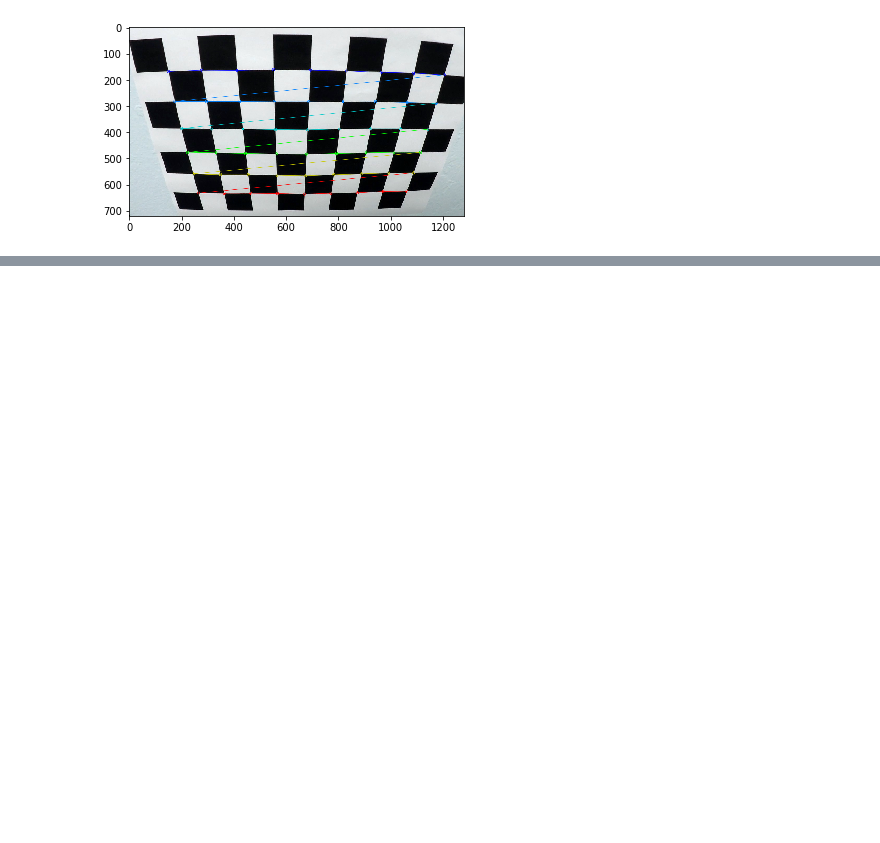
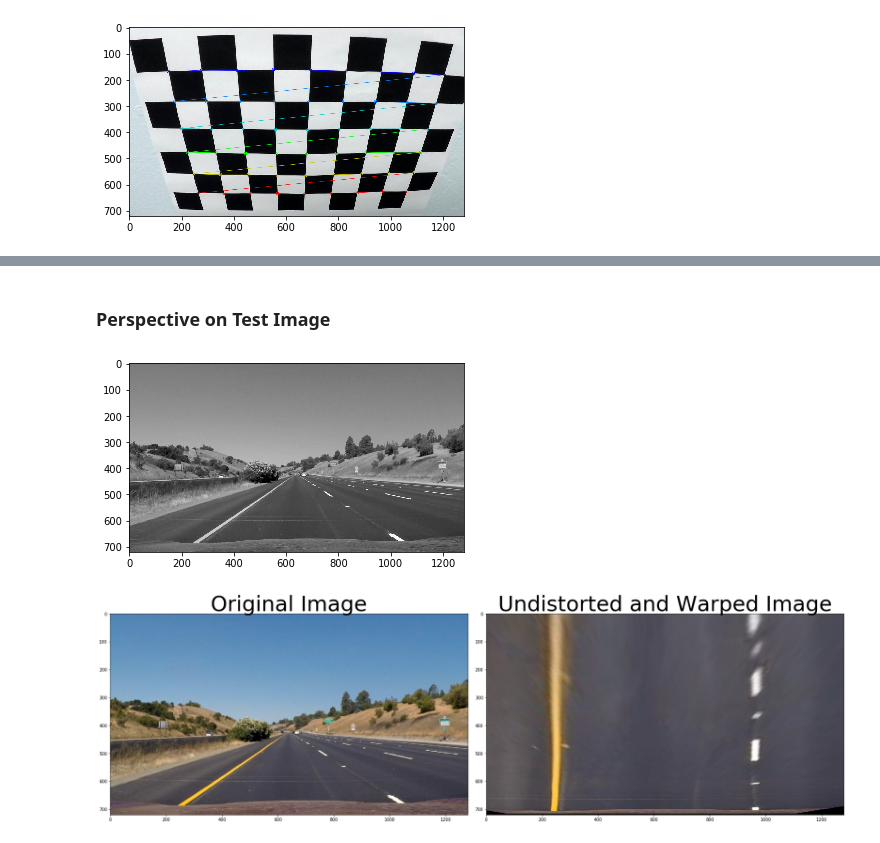
Before and after one commit to ssikmr/CarND-Advanced-Lane-Lines-master, a Jupyter notebook: P4_adv_lane_finding.ipynb, the cells around one changed output, grey strips where cells are left out. Saved outputs shown, nothing was run; the diff lists cells and outputs as text; code cells hidden in the pictures; blank space fills up the shorter version.

```diff
--- a/P4_adv_lane_finding.ipynb
+++ b/P4_adv_lane_finding.ipynb
@@ -50,0 +178,33 @@ plt.subplots_adjust(left=0., right=1, top=0.9, bottom=0.)
+# %% [markdown]
+### Perspective on Test Image
+# %%
+dist_pickle = pickle.load( open( "output_images/wide_dist_pickle.p", "rb" ) )
+mtx = dist_pickle["mtx"]
+dist = dist_pickle["dist"]
+img = mpimg.imread('test_images/straight_lines1.jpg')
+gray  = cv2.cvtColor(img, cv2.COLOR_RGB2GRAY)
+plt.imshow(gray, cmap = 'gray')
+#print(img.shape)
+src = np.float32([[285,670],[1017,670],[596,450],[683,450]])
+dst = np.float32([[250,700],[950,700],[250,0],[950,0]])
+
+#src = np.float32([[670,285],[670,1017],[450,596],[450,683]])
+#dst = np.float32([[700,250],[700,950],[0,250],[0,950]])
+
+
+M = cv2.getPerspectiveTransform(src,dst)
+Minv = cv2.getPerspectiveTransform(src,dst)
+warped = cv2.warpPerspective(img, M, (gray.shape[::-1]) , flags=cv2.INTER_LINEAR)
+
+
+
+f, (ax1, ax2) = plt.subplots(1, 2, figsize=(24, 9))
+f.tight_layout()
+ax1.imshow(img)
+ax1.set_title('Original Image', fontsize=50)
+ax2.imshow(warped)
+ax2.set_title('Undistorted and Warped Image', fontsize=50)
+plt.subplots_adjust(left=0., right=1, top=0.9, bottom=0.)
+# %% [output]
+[figure, added]
+[figure, added]
```
Also changed, not shown: parts of 7 cells of this notebook.
